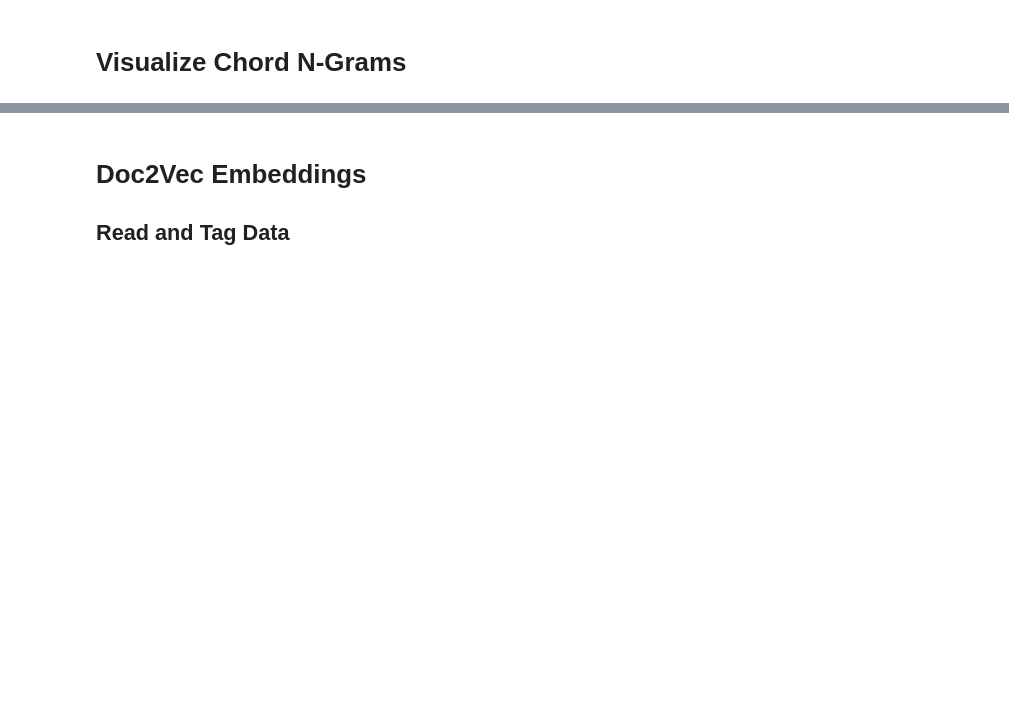
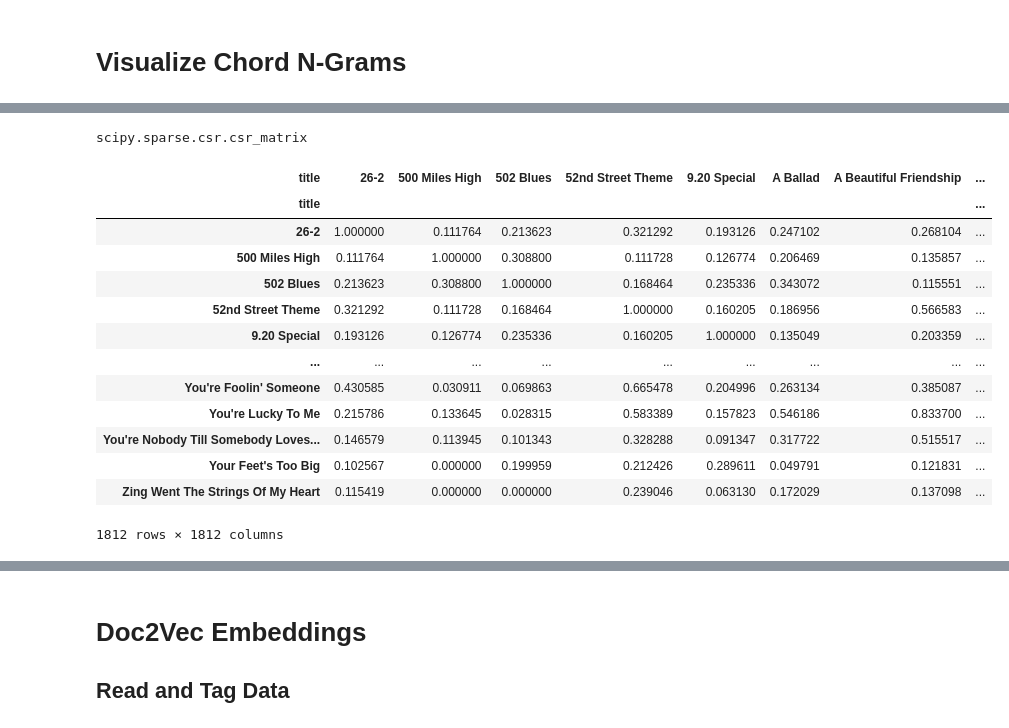
Before and after one commit to 11doris/jazz-tunes-similarity, a Jupyter notebook: tune_similarity_doc2vec.ipynb, the cells around one changed output, grey strips where cells are left out. Saved outputs shown, nothing was run; the diff lists cells and outputs as text; code cells hidden in the pictures; blank space fills up the shorter version.

```diff
--- a/tune_similarity_doc2vec.ipynb
+++ b/tune_similarity_doc2vec.ipynb
@@ -188,0 +271,25 @@ fig.show()
+# %%
+type(dt)
+# %% [output]
+scipy.sparse.csr.csr_matrix
+# %%
+df_cos = pd.DataFrame(cosine_similarity(tfidf_matrix),
+                      columns=titles['title'],
+                      index=titles['title']
+                      )
+df_cos
+# %% [output]
+| title | 26-2 | 500 Miles High | 502 Blues | 52nd Street Theme | 9.20 Special | A Ballad | A Beautiful Friendship | ... |
+| title |  |  |  |  |  |  |  | ... |
+| 26-2 | 1.000000 | 0.111764 | 0.213623 | 0.321292 | 0.193126 | 0.247102 | 0.268104 | ... |
+| 500 Miles High | 0.111764 | 1.000000 | 0.308800 | 0.111728 | 0.126774 | 0.206469 | 0.135857 | ... |
+| 502 Blues | 0.213623 | 0.308800 | 1.000000 | 0.168464 | 0.235336 | 0.343072 | 0.115551 | ... |
+| 52nd Street Theme | 0.321292 | 0.111728 | 0.168464 | 1.000000 | 0.160205 | 0.186956 | 0.566583 | ... |
+| 9.20 Special | 0.193126 | 0.126774 | 0.235336 | 0.160205 | 1.000000 | 0.135049 | 0.203359 | ... |
+| ... | ... | ... | ... | ... | ... | ... | ... | ... |
+| You're Foolin' Someone | 0.430585 | 0.030911 | 0.069863 | 0.665478 | 0.204996 | 0.263134 | 0.385087 | ... |
+| You're Lucky To Me | 0.215786 | 0.133645 | 0.028315 | 0.583389 | 0.157823 | 0.546186 | 0.833700 | ... |
+| You're Nobody Till Somebody Loves... | 0.146579 | 0.113945 | 0.101343 | 0.328288 | 0.091347 | 0.317722 | 0.515517 | ... |
+| Your Feet's Too Big | 0.102567 | 0.000000 | 0.199959 | 0.212426 | 0.289611 | 0.049791 | 0.121831 | ... |
+| Zing Went The Strings Of My Heart | 0.115419 | 0.000000 | 0.000000 | 0.239046 | 0.063130 | 0.172029 | 0.137098 | ... |
+1812 rows × 1812 columns
```
Also changed, not shown: parts of 21 cells of this notebook.
